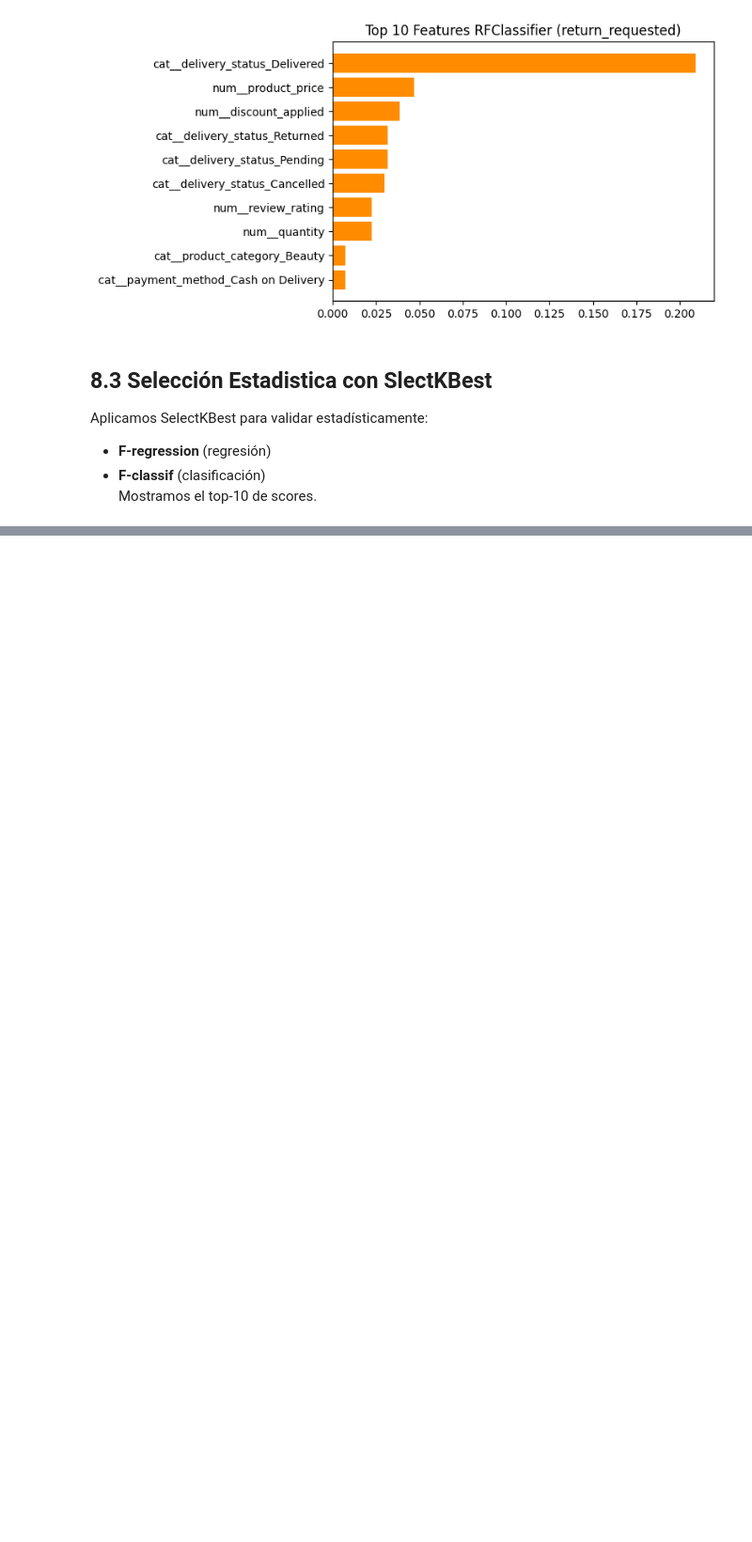
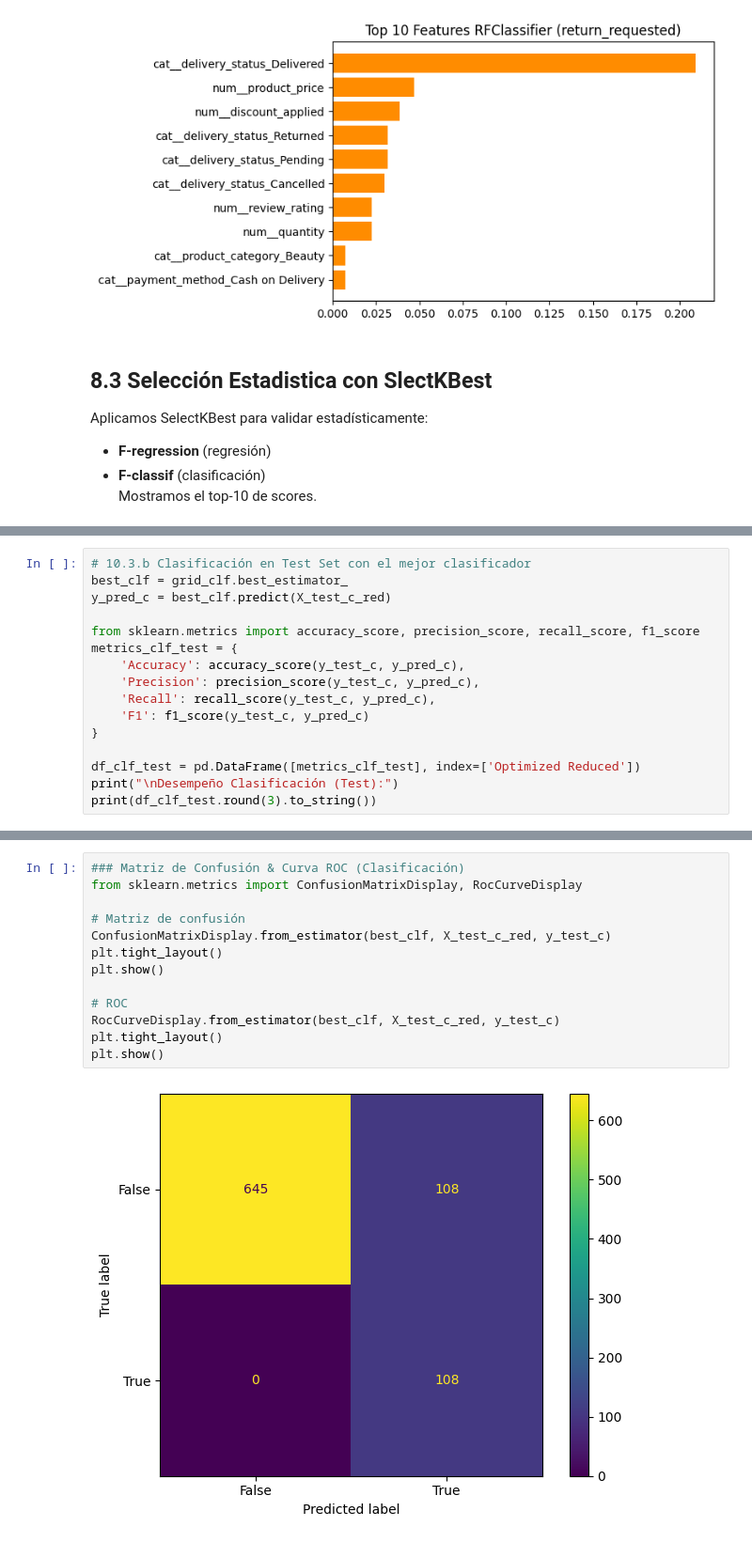
Before and after one commit to rgriveros/data-science-proyecto, a Jupyter notebook: notebooks/ProyectoParteIII_RiverosLobos.ipynb, the cells around one changed output, grey strips where cells are left out. Shown at 94% size. Saved outputs shown, nothing was run; the diff lists cells and outputs as text; blank space fills up the shorter version.

```diff
--- a/notebooks/ProyectoParteIII_RiverosLobos.ipynb
+++ b/notebooks/ProyectoParteIII_RiverosLobos.ipynb
@@ -970,0 +1265,16 @@ Passing `palette` without assigning `hue` is deprecated and will be removed in v
+# %%
+# 10.3.b Clasificación en Test Set con el mejor clasificador
+best_clf = grid_clf.best_estimator_
+y_pred_c = best_clf.predict(X_test_c_red)
+
+from sklearn.metrics import accuracy_score, precision_score, recall_score, f1_score
+metrics_clf_test = {
+    'Accuracy': accuracy_score(y_test_c, y_pred_c),
+    'Precision': precision_score(y_test_c, y_pred_c),
+    'Recall': recall_score(y_test_c, y_pred_c),
+    'F1': f1_score(y_test_c, y_pred_c)
+}
+
+df_clf_test = pd.DataFrame([metrics_clf_test], index=['Optimized Reduced'])
+print("\nDesempeño Clasificación (Test):")
+print(df_clf_test.round(3).to_string())
@@ -970,0 +1346,15 @@ Passing `palette` without assigning `hue` is deprecated and will be removed in v
+# %%
+### Matriz de Confusión & Curva ROC (Clasificación)
+from sklearn.metrics import ConfusionMatrixDisplay, RocCurveDisplay
+
+# Matriz de confusión
+ConfusionMatrixDisplay.from_estimator(best_clf, X_test_c_red, y_test_c)
+plt.tight_layout()
+plt.show()
+
+# ROC
+RocCurveDisplay.from_estimator(best_clf, X_test_c_red, y_test_c)
+plt.tight_layout()
+plt.show()
+# %% [output]
+[figure, added]
```
Also changed, not shown: parts of 28 cells of this notebook.
